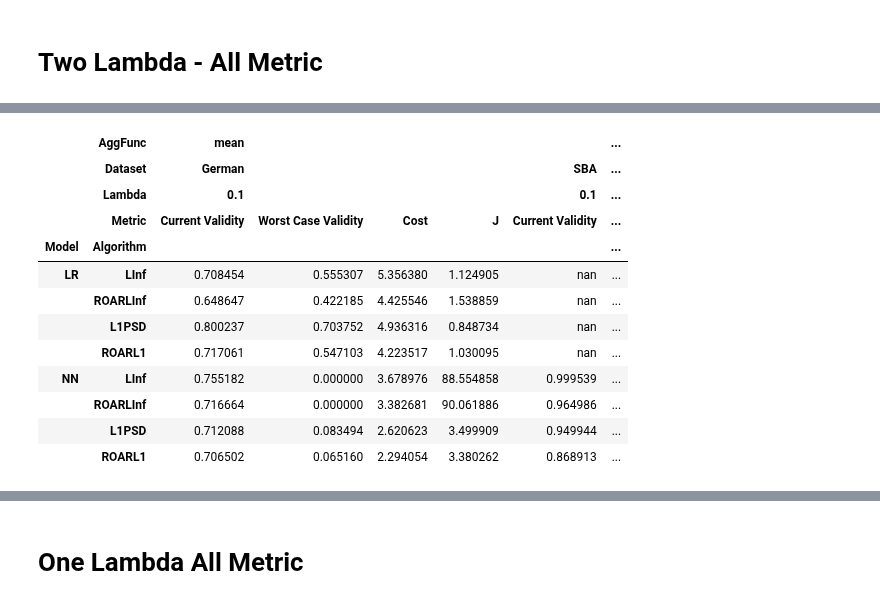
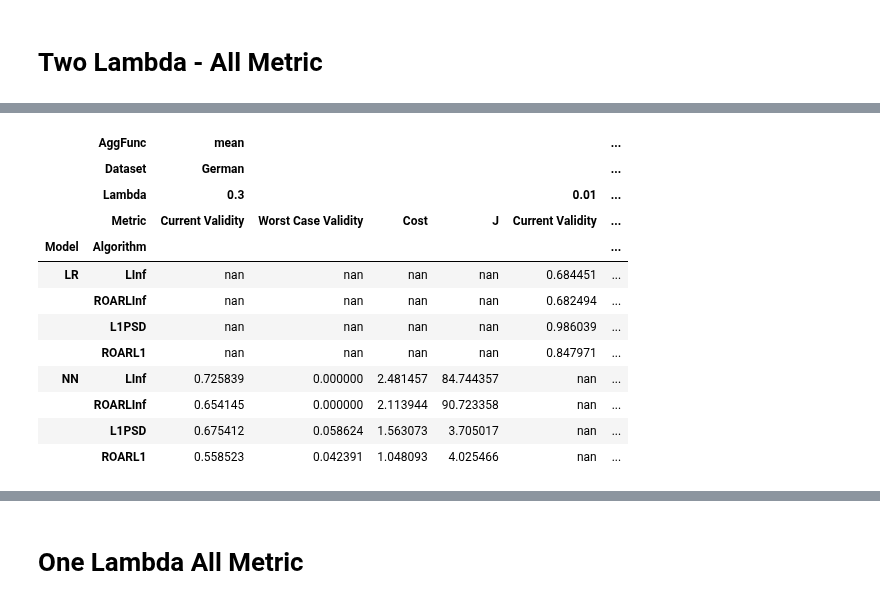
Before and after one commit to kshitij-kayastha/learning-augmented-robust-recourse, a Jupyter notebook: experiments/avg_J.ipynb, the cells around one changed output, grey strips where cells are left out. Drawn from its saved outputs; the diff is of its cells as text; code cells hidden in the pictures.

```diff
--- a/experiments/avg_J.ipynb
+++ b/experiments/avg_J.ipynb
@@ -337,10 +337,6 @@ def runCostValidityTradeoff (results: dict, params: dict):
     for model in params['base_model']:
         for dataset in params['data']:
             model_dataset_name = model + '_' + dataset
-
-            if model == "lr" and dataset == "sba":
-                continue
-
             for algorithm in params['algorithms']:
                 for seed in params['seeds']:
                     for v_alpha in params['alphas'][algorithm]:
@@ -415,40 +411,40 @@ params['lambdas'] = dict()
 #             params['algorithms'][1] : [0.5,0.3,0.1,0.04,0.01,0.004,0.001],
 #             params['algorithms'][2] : np.hstack((np.arange(0.001,0.0105,0.001),np.arange(0.02, 0.105, 0.01),np.arange(0.2,0.55, 0.1), np.array([0.0001, 0.00001]))).round(7),
 #             params['algorithms'][3] : np.hstack((np.arange(0.001,0.0105,0.001),np.arange(0.02, 0.105, 0.01),np.arange(0.2,0.55, 0.1), np.array([0.0001, 0.00001]))).round(7)}
-params['lambdas']['lr_german'] = {params['algorithms'][0] : [0.1],
-            params['algorithms'][1] : [0.1],
-            params['algorithms'][2] : [0.1],
-            params['algorithms'][3] : [0.1]}
+params['lambdas']['lr_german'] = {params['algorithms'][0] : [0.01],
+            params['algorithms'][1] : [0.01],
+            params['algorithms'][2] : [0.01],
+            params['algorithms'][3] : [0.01]}
 
 # nn_german
 # params['lambdas']['nn_german'] = {params['algorithms'][0] : np.hstack((np.arange(0.001,0.0105,0.001),np.arange(0.02, 0.105, 0.01),np.arange(0.2,1.05, 0.1), np.array([2.0, 3.0, 4.0, 5.0]))).round(5),
 #             params['algorithms'][1] : [3.0, 0.7, 0.3, 0.1, 0.05, 0.01, 0.001],
 #             params['algorithms'][2] : np.hstack((np.array([1e-7,1e-6,1e-5,1e-4]),np.arange(0.001,0.0105,0.001),np.arange(0.02, 0.105, 0.01),np.arange(0.2,1.05, 0.1))).round(9),
 #             params['algorithms'][3] : np.hstack((np.array([1e-7,1e-6,1e-5,1e-4]),np.arange(0.001,0.0105,0.001),np.arange(0.02, 0.105, 0.01),np.arange(0.2,1.05, 0.1))).round(9)}
-params['lambdas']['nn_german'] = {params['algorithms'][0] : [0.1],
-            params['algorithms'][1] : [0.1],
-            params['algorithms'][2] : [0.1],
-            params['algorithms'][3] : [0.1]}
+params['lambdas']['nn_german'] = {params['algorithms'][0] : [0.3],
+            params['algorithms'][1] : [0.3],
+            params['algorithms'][2] : [0.3],
+            params['algorithms'][3] : [0.3]}
 
 # lr_sba
 # params['lambdas']['lr_sba'] = {params['algorithms'][0] : [0.001, 0.01, 0.1, 0.7, 1.4, 2.1, 2.3, 2.6, 2.8, 3.0, 3.1, 3.3, 3.5],
 #             params['algorithms'][1] : [0.001, 0.01, 0.1, 0.7, 1.4, 2.1, 2.8, 3.0, 3.5],
 #             params['algorithms'][2] : [0.001, 0.01, 0.08, 0.1, 0.3, 0.5, 0.7, 0.9, 1.0, 1.1, 1.4, 1.5, 1.6, 1.8, 2, 2.1, 2.8, 3.5],
 #             params['algorithms'][3] : [0.001, 0.01, 0.08,0.1, 0.3, 0.5, 0.7, 0.9, 1.0, 1.1, 1.4, 1.5, 1.6, 1.8, 2, 2.1, 2.8, 3.5]}
-params['lambdas']['lr_sba'] = {params['algorithms'][0] : [0.1],
-            params['algorithms'][1] : [0.1],
-            params['algorithms'][2] : [0.1],
-            params['algorithms'][3] : [0.1]}
+params['lambdas']['lr_sba'] = {params['algorithms'][0] : [0.01],
+            params['algorithms'][1] : [0.01],
+            params['algorithms'][2] : [0.01],
+            params['algorithms'][3] : [0.01]}
 
 # nn_sba
 # params['lambdas']['nn_sba'] = {params['algorithms'][0] :[0.00001, 0.0001, 0.001, 0.01, 0.1, 0.7, 1.4, 2.1, 2.8, 3.5],
 #             params['algorithms'][1] : [0.001, 0.01, 0.1, 0.7, 1.4, 2.1, 2.8, 3.5],
 #             params['algorithms'][2] : [0.001, 0.01, 0.1, 0.3, 0.5, 0.7, 1.4, 1.7, 1.9, 2.1, 2.8, 3.5],
 #             params['algorithms'][3] : [0.001, 0.01, 0.1, 0.3, 0.5, 0.7, 1.4, 1.7, 1.9, 2.1, 2.8, 3.5]}
-params['lambdas']['nn_sba'] = {params['algorithms'][0] : [0.1],
-            params['algorithms'][1] : [0.1],
-            params['algorithms'][2] : [0.1],
-            params['algorithms'][3] : [0.1]}
+params['lambdas']['nn_sba'] = {params['algorithms'][0] : [0.01],
+            params['algorithms'][1] : [0.01],
+            params['algorithms'][2] : [0.01],
+            params['algorithms'][3] : [0.01]}
 
 results = {
     'model': [],
@@ -468,5 +464,7 @@ df_results = runCostValidityTradeoff(results, params)
 # %% [markdown]
 # Two Lambda - All Metric
 # %%
-df_results_sampled = df_results[df_results['lambda'].isin([0.1])]
-df_results_sampled
+# df_results_sampled = df_results[df_results['lambda'].isin([0.3])]
+# df_results_sampled
+
+df_results_sampled = df_results.copy(deep=True)
@@ -491,36 +471,36 @@ df_results_sampled
 # %%
 df_results_sampled['lambda'] = df_results_sampled['lambda'].astype(str)
 df_results_sampled['model'] = df_results_sampled['model'].replace(['lr', 'nn'], ['LR', 'NN'])
 df_results_sampled['dataset'] = df_results_sampled['dataset'].replace(['german', 'sba'], ['German', 'SBA'])
 
 pvt = df_results_sampled.pivot_table(values=['Current Validity', 'Worst Case Validity','Cost','J'], index=['model', 'algorithm'], columns=['dataset', 'lambda'], aggfunc=["mean", "std"])
 
 pvt = pvt.rename(index={'Alg1': 'LInf'}, level='algorithm')
 pvt.index.set_names(["Model", "Algorithm"], inplace=True)
 pvt.columns.set_names(['AggFunc', 'Metric', 'Dataset', 'Lambda'], inplace=True)
 pvt.columns = pvt.columns.reorder_levels(['AggFunc', 'Dataset', 'Lambda', 'Metric'])
 pvt = pvt.sort_index(axis=1)
 
-lambda_order = ["0.1", "0.01", "0.001"]
+lambda_order = ["0.1", "0.3", "0.7", "0.01", "0.001"]
 metric_order = ["Current Validity", "Worst Case Validity", "Cost", "J"]
 algorithm_order = ['LInf', 'ROARLInf', 'L1PSD', 'ROARL1']
 pvt = pvt.reindex(columns=lambda_order, level="Lambda").reindex(columns=metric_order, level= "Metric").reindex(index=algorithm_order, level="Algorithm")
 
 pvt.style
 # %% [output]
 |  | AggFunc | mean |  |  |  |  | ... |
-|  | Dataset | German |  |  |  | SBA | ... |
-|  | Lambda | 0.1 |  |  |  | 0.1 | ... |
+|  | Dataset | German |  |  |  |  | ... |
+|  | Lambda | 0.3 |  |  |  | 0.01 | ... |
 |  | Metric | Current Validity | Worst Case Validity | Cost | J | Current Validity | ... |
 | Model | Algorithm |  |  |  |  |  | ... |
-| LR | LInf | 0.708454 | 0.555307 | 5.356380 | 1.124905 | nan | ... |
-|  | ROARLInf | 0.648647 | 0.422185 | 4.425546 | 1.538859 | nan | ... |
-|  | L1PSD | 0.800237 | 0.703752 | 4.936316 | 0.848734 | nan | ... |
-|  | ROARL1 | 0.717061 | 0.547103 | 4.223517 | 1.030095 | nan | ... |
-| NN | LInf | 0.755182 | 0.000000 | 3.678976 | 88.554858 | 0.999539 | ... |
-|  | ROARLInf | 0.716664 | 0.000000 | 3.382681 | 90.061886 | 0.964986 | ... |
-|  | L1PSD | 0.712088 | 0.083494 | 2.620623 | 3.499909 | 0.949944 | ... |
-|  | ROARL1 | 0.706502 | 0.065160 | 2.294054 | 3.380262 | 0.868913 | ... |
+| LR | LInf | nan | nan | nan | nan | 0.684451 | ... |
+|  | ROARLInf | nan | nan | nan | nan | 0.682494 | ... |
+|  | L1PSD | nan | nan | nan | nan | 0.986039 | ... |
+|  | ROARL1 | nan | nan | nan | nan | 0.847971 | ... |
+| NN | LInf | 0.725839 | 0.000000 | 2.481457 | 84.744357 | nan | ... |
+|  | ROARLInf | 0.654145 | 0.000000 | 2.113944 | 90.723358 | nan | ... |
+|  | L1PSD | 0.675412 | 0.058624 | 1.563073 | 3.705017 | nan | ... |
+|  | ROARL1 | 0.558523 | 0.042391 | 1.048093 | 4.025466 | nan | ... |
 # %%
 new_pvt = pvt['mean'].round(2).applymap(lambda x: f"{x:.4f}").astype(str) + ' \u00B1 ' + \
     pvt['std'].round(2).applymap(lambda x: f"{x:.2f}").astype(str)
```
Also changed, not shown: parts of 4 cells of this notebook, 37 other files.
